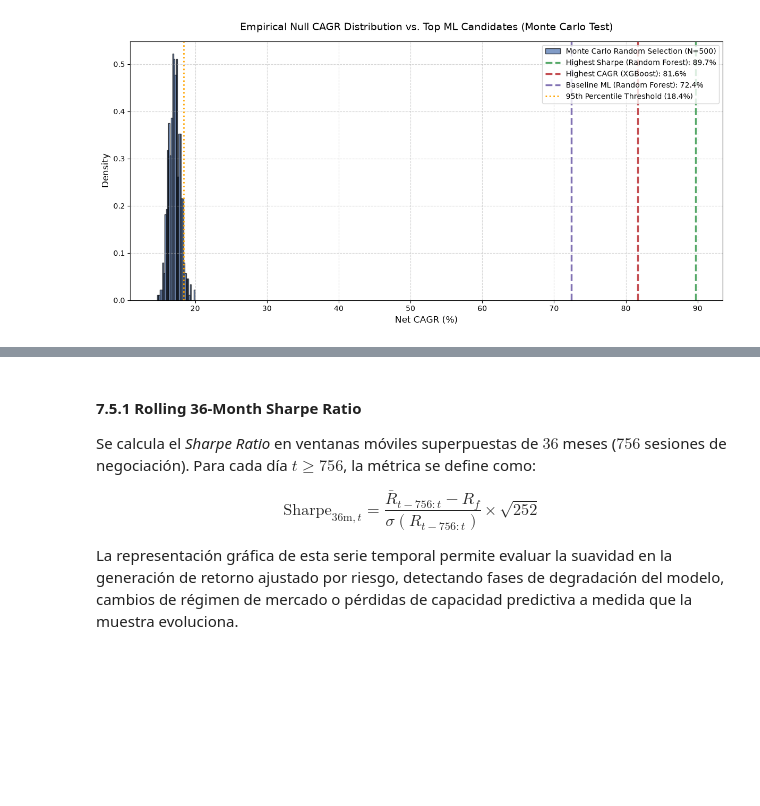
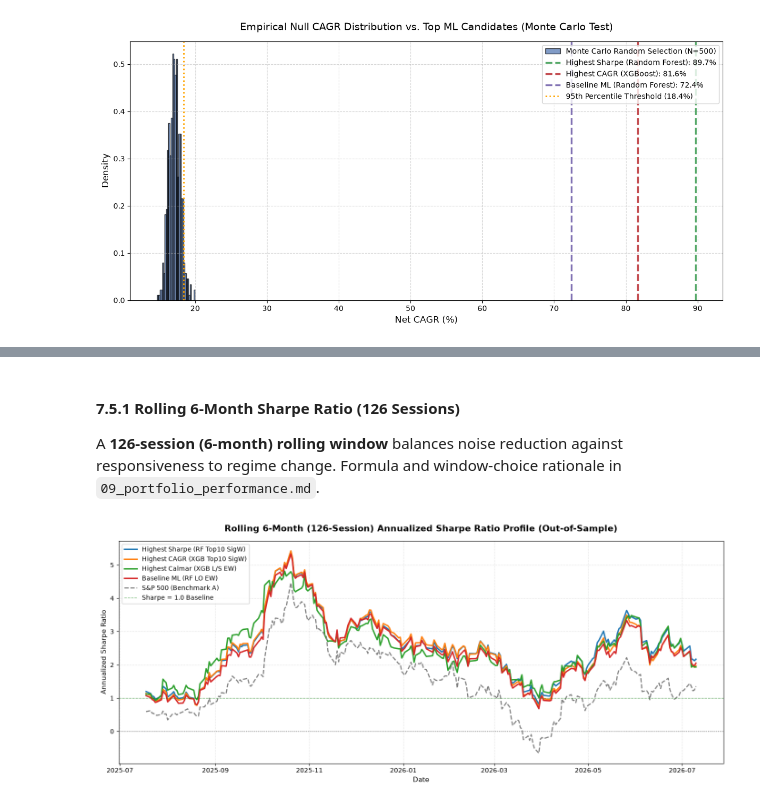
Before and after one commit to PalaciosDaniel/quant-portfolio-project, a Jupyter notebook: notebooks/09_portfolio_performance.ipynb, the cells around one changed output, grey strips where cells are left out. Saved outputs shown, nothing was run; the diff lists cells and outputs as text; code cells hidden in the pictures; blank space fills up the shorter version.

Commit message:
Complete Section 7.5 rolling metrics and finalize English theoretical docs

```diff
--- a/notebooks/09_portfolio_performance.ipynb
+++ b/notebooks/09_portfolio_performance.ipynb
@@ -3403,6 +3261,8 @@ A diferencia del Sharpe Ratio (que penaliza el riesgo total), el Information Rat
 # =============================================================================
 # 1. Align Daily Net Returns & Compute Active Return Series (R_active,t)
 # =============================================================================
+
+rebalancing_frequency_sensitivity_metrics = pd.read_parquet("../data/portfolio_results/rebalancing_frequency_sensitivity_metrics.parquet")
 
 # Robust conversion of benchmark_returns to a pd.Series indexed by date
 if isinstance(benchmark_returns, pd.DataFrame):
@@ -3452,7 +3312,12 @@ for config in CANDIDATE_KEYS:
     total_days = (common_dates[-1] - common_dates[0]).days
     years = total_days / 365.25
     cum_return = (1.0 + s_strategy_net).prod()
-    strat_cagr = (cum_return ** (1.0 / years)) - 1.0
+    mask = (
+    (rebalancing_frequency_sensitivity_metrics["model"] == config["model"])
+    & (rebalancing_frequency_sensitivity_metrics["portfolio"] == config["portfolio"])
+    & (rebalancing_frequency_sensitivity_metrics["frequency_days"] == config["frequency_days"])
+    )
+    strat_cagr = rebalancing_frequency_sensitivity_metrics.loc[mask, "CAGR"].values[0]
 
     # 7.4.1 Excess CAGR
     excess_cagr = strat_cagr - bmk_cagr
@@ -3554,9 +3696,63 @@ Para garantizar que la rentabilidad deviene de un alfa consistente y no de event
 # %% [markdown]
+#### 7.5.1 Rolling 6-Month Sharpe Ratio (126 Sessions)
 
-#### 7.5.1 Rolling 36-Month Sharpe Ratio
-
-Se calcula el *Sharpe Ratio* en ventanas móviles superpuestas de $36$ meses ($756$ sesiones de negociación). Para cada día $t \ge 756$, la métrica se define como:
-
-$$\text{Sharpe}_{36\text{m}, t} = \frac{\bar{R}_{t-756:t} - R_f}{\sigma\left( R_{t-756:t} \right)} \times \sqrt{252}$$
-
-La representación gráfica de esta serie temporal permite evaluar la suavidad en la generación de retorno ajustado por riesgo, detectando fases de degradación del modelo, cambios de régimen de mercado o pérdidas de capacidad predictiva a medida que la muestra evoluciona.
+A **126-session (6-month) rolling window** balances noise reduction against responsiveness to regime change. Formula and window-choice rationale in `09_portfolio_performance.md`.
+# %%
+# =============================================================================
+# Rolling 6-Month Sharpe Ratio (126 Trading Sessions)
+# =============================================================================
+
+WINDOW_6M = 126
+
+# Calculate 6-month rolling Sharpe ratio (Annualized)
+rolling_mean = df_all_daily_returns.rolling(window=WINDOW_6M).mean()
+rolling_std = df_all_daily_returns.rolling(window=WINDOW_6M).std(ddof=1)
+df_rolling_sharpe = (
+    (rolling_mean - RISK_FREE_RATE) / rolling_std
+) * np.sqrt(TRADING_DAYS_PER_YEAR)
+df_rolling_sharpe = df_rolling_sharpe.dropna()
+
+# Plot Rolling Sharpe Ratio
+plt.figure(figsize=(14, 6))
+colors = ["#1f77b4", "#ff7f0e", "#2ca02c", "#d62728", "#7f7f7f"]
+linestyles = ["-", "-", "-", "-", "--"]
+
+for col, color, ls in zip(
+    df_rolling_sharpe.columns, colors, linestyles
+):
+    lw = 2.2 if "Benchmark" not in col else 1.8
+    plt.plot(
+        df_rolling_sharpe.index,
+        df_rolling_sharpe[col],
+        label=col,
+        color=color,
+        linestyle=ls,
+        linewidth=lw,
+    )
+
+plt.axhline(
+    0.0, color="black", linestyle=":", alpha=0.6, linewidth=1.0
+)
+plt.axhline(
+    1.0,
+    color="green",
+    linestyle="--",
+    alpha=0.5,
+    linewidth=1.0,
+    label="Sharpe = 1.0 Baseline",
+)
+
+plt.title(
+    "Rolling 6-Month (126-Session) Annualized Sharpe Ratio Profile (Out-of-Sample)",
+    fontsize=14,
+    fontweight="bold",
+    pad=15,
+)
+plt.xlabel("Date", fontsize=11)
+plt.ylabel("Annualized Sharpe Ratio", fontsize=11)
+plt.grid(True, linestyle=":", alpha=0.6)
+plt.legend(loc="upper left", frameon=True, facecolor="white", framealpha=0.9)
+plt.tight_layout()
+plt.show()
+# %% [output]
+[figure, added]
```
Also changed, not shown: parts of 88 cells of this notebook, 4 other files.
